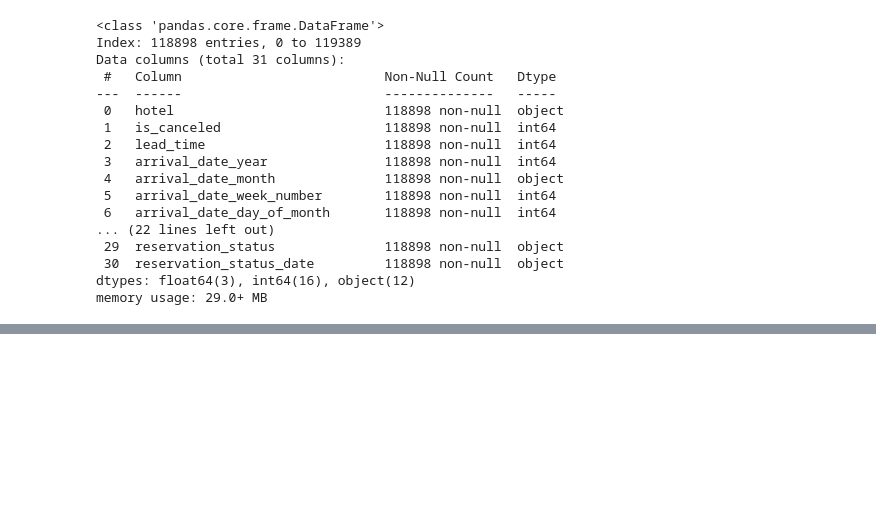
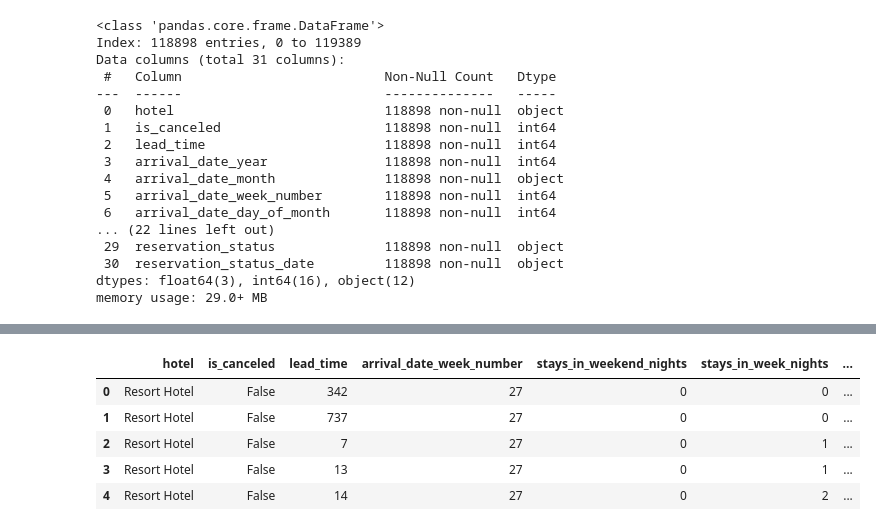
Before and after one commit to GuillermoDuMa/Reboot-Academy-Project-2-Hotel-Bookings, a Jupyter notebook: Data_Cleaning.ipynb, the cells around one changed output, grey strips where cells are left out. Drawn from its saved outputs; the diff is of its cells as text; code cells hidden in the pictures; blank space fills up the shorter version.

```diff
--- a/Data_Cleaning.ipynb
+++ b/Data_Cleaning.ipynb
@@ -198,0 +403,9 @@ memory usage: 29.0+ MB
+# %%
+df.head()
+# %% [output]
+|  | hotel | is_canceled | lead_time | arrival_date_week_number | stays_in_weekend_nights | stays_in_week_nights | ... |
+| 0 | Resort Hotel | False | 342 | 27 | 0 | 0 | ... |
+| 1 | Resort Hotel | False | 737 | 27 | 0 | 0 | ... |
+| 2 | Resort Hotel | False | 7 | 27 | 0 | 1 | ... |
+| 3 | Resort Hotel | False | 13 | 27 | 0 | 1 | ... |
+| 4 | Resort Hotel | False | 14 | 27 | 0 | 2 | ... |
```
Also changed, not shown: parts of 51 cells of this notebook, 1 other file.
